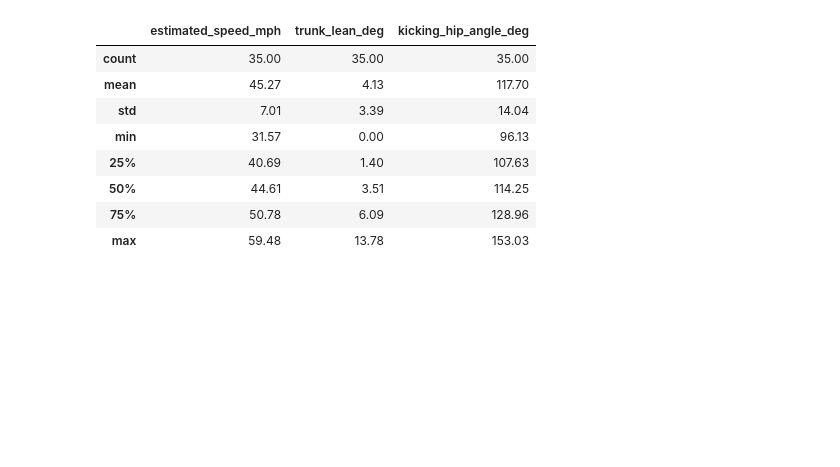
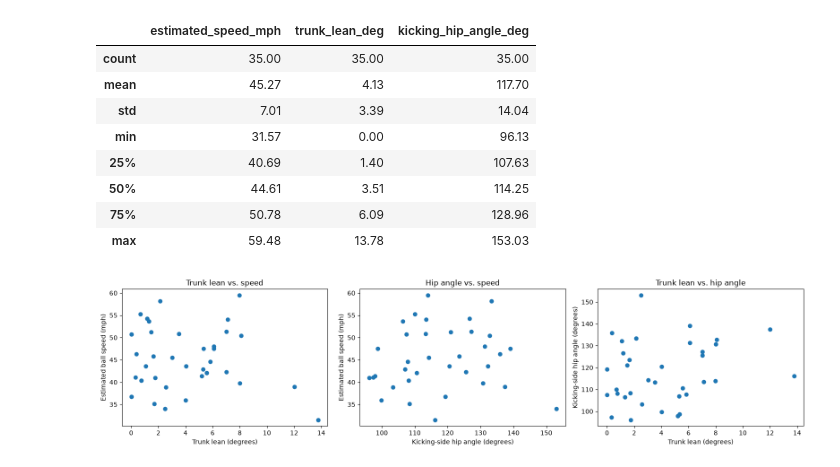
Before and after one commit to emmyregal/Soccer-Computer-Vision, a Jupyter notebook: stat_analysis.ipynb, the cells around one changed output. Drawn from its saved outputs; the diff is of its cells as text; code cells hidden in the pictures; blank space fills up the shorter version.

```diff
--- a/stat_analysis.ipynb
+++ b/stat_analysis.ipynb
@@ -544,3 +544,37 @@ display(analysis_data[variables].describe().round(2))
 | 50% | 44.61 | 3.51 | 114.25 |
 | 75% | 50.78 | 6.09 | 128.96 |
 | max | 59.48 | 13.78 | 153.03 |
+# %%
+import matplotlib.pyplot as plt
+
+# comparing each predictor with speed, and the predictors with each other
+fig, axes = plt.subplots(1, 3, figsize=(16, 4))
+
+axes[0].scatter(
+    analysis_data["trunk_lean_deg"],
+    analysis_data["estimated_speed_mph"]
+)
+axes[0].set_xlabel("Trunk lean (degrees)")
+axes[0].set_ylabel("Estimated ball speed (mph)")
+axes[0].set_title("Trunk lean vs. speed")
+
+axes[1].scatter(
+    analysis_data["kicking_hip_angle_deg"],
+    analysis_data["estimated_speed_mph"]
+)
+axes[1].set_xlabel("Kicking-side hip angle (degrees)")
+axes[1].set_ylabel("Estimated ball speed (mph)")
+axes[1].set_title("Hip angle vs. speed")
+
+axes[2].scatter(
+    analysis_data["trunk_lean_deg"],
+    analysis_data["kicking_hip_angle_deg"]
+)
+axes[2].set_xlabel("Trunk lean (degrees)")
+axes[2].set_ylabel("Kicking-side hip angle (degrees)")
+axes[2].set_title("Trunk lean vs. hip angle")
+
+plt.tight_layout()
+plt.show()
+# %% [output]
+[figure, added]
```
Also changed, not shown: parts of 9 cells of this notebook, 1 other file.
